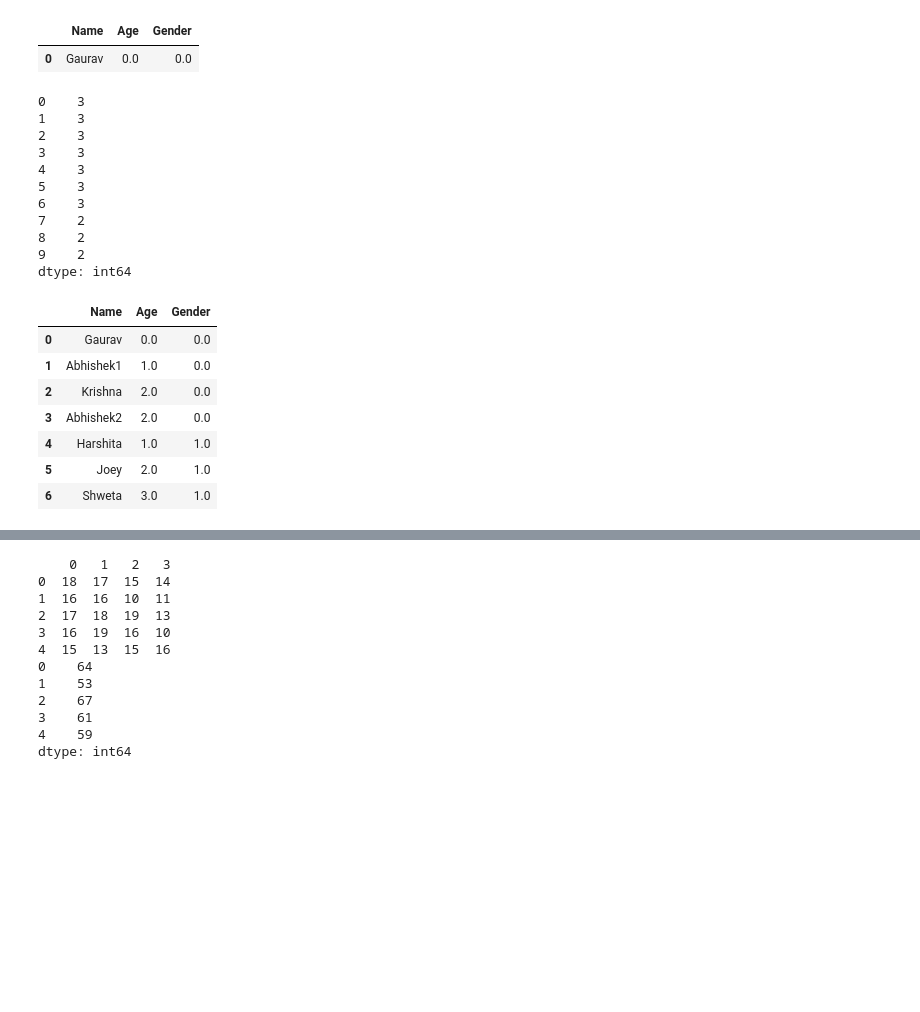
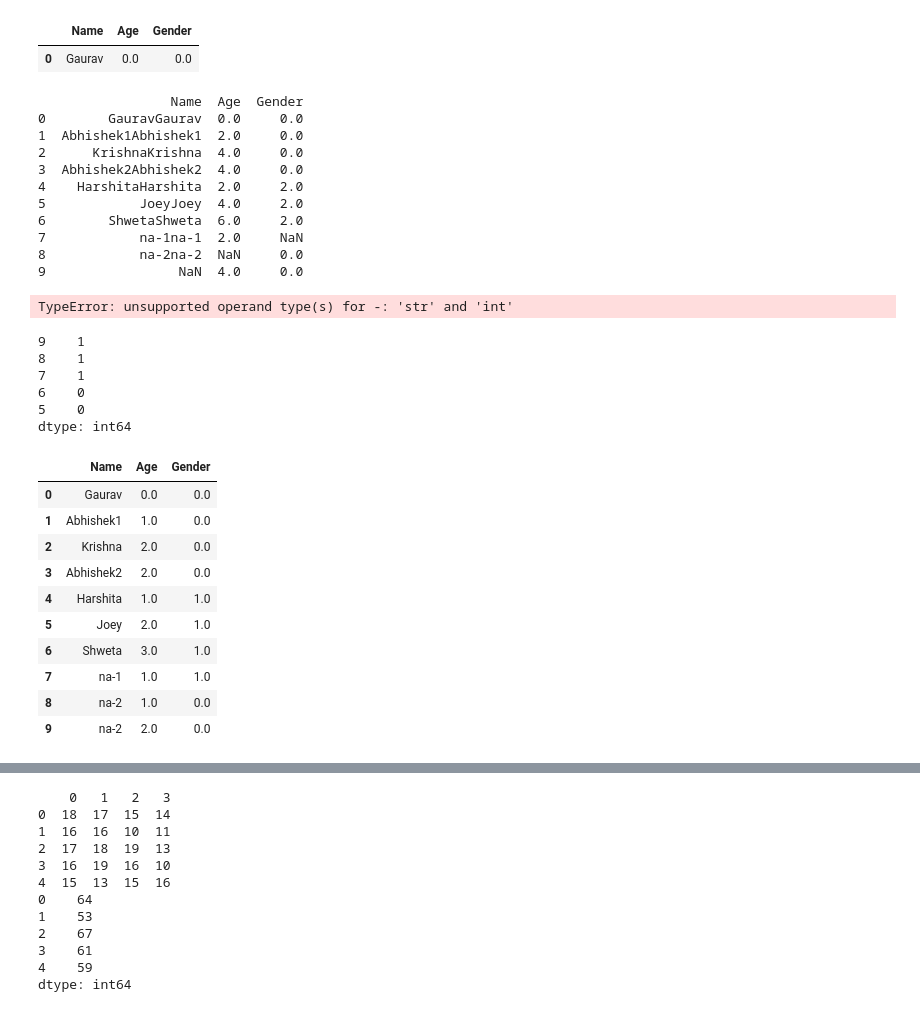
Before and after one commit to leangaurav/dsc_weekday_1, a Jupyter notebook: Assignments/Santhosh/PandasCopy.ipynb, the cells around one changed output, grey strips where cells are left out. Drawn from its saved outputs; the diff is of its cells as text; code cells hidden in the pictures; blank space fills up the shorter version.

```diff
--- a/Assignments/Santhosh/PandasCopy.ipynb
+++ b/Assignments/Santhosh/PandasCopy.ipynb
@@ -356,18 +356,35 @@ See the caveats in the documentation: https://pandas.pydata.org/pandas-docs/stab
 # %%
 # arithmetic operations
 # print(df1.dtypes)
-# print(df1*2)
+print(df1*2) #this works fine because * operator works on both strings and numbers
+print(df1-2) # this gives error
 df1[df1.loc[0:9,['Age','Gender']]>0]
 df1.count(axis=1)
 # %% [output]
-0    3
-1    3
-2    3
-3    3
-4    3
-5    3
-6    3
-7    2
-8    2
-9    2
-dtype: int64
+                 Name  Age  Gender
+0        GauravGaurav  0.0     0.0
+1  Abhishek1Abhishek1  2.0     0.0
+2      KrishnaKrishna  4.0     0.0
+3  Abhishek2Abhishek2  4.0     0.0
+4    HarshitaHarshita  2.0     2.0
+5            JoeyJoey  4.0     2.0
+6        ShwetaShweta  6.0     2.0
+7            na-1na-1  2.0     NaN
+8            na-2na-2  NaN     0.0
+9                 NaN  4.0     0.0
+TypeError: unsupported operand type(s) for -: 'str' and 'int'
+# %%
+#isna testing
+
+df1.isna()
+
+df1.isna().any(axis=1)
+
+df1.isna().sum(axis=1).sort_values(ascending=False).head()
+# %% [output]
+9    1
+8    1
+7    1
+6    0
+5    0
+dtype: int64
@@ -374,21 +394,27 @@ dtype: int64
 # %%
 # Na Values: isna, fillna, dropna
+
+df1.fillna(method='ffill')
+
 # print(df1.isnull())
 # print(df1.isnull().sum(axis=0))
 # print(df1.mean(axis=1))
 df2=df1.copy()
 # df2.mean(axis=1)
 # df2.fillna((df2.mean(axis=0)))
 df2.dropna(axis=0)
 # %% [output]
 |  | Name | Age | Gender |
 | 0 | Gaurav | 0.0 | 0.0 |
 | 1 | Abhishek1 | 1.0 | 0.0 |
 | 2 | Krishna | 2.0 | 0.0 |
 | 3 | Abhishek2 | 2.0 | 0.0 |
 | 4 | Harshita | 1.0 | 1.0 |
 | 5 | Joey | 2.0 | 1.0 |
 | 6 | Shweta | 3.0 | 1.0 |
+| 7 | na-1 | 1.0 | 1.0 |
+| 8 | na-2 | 1.0 | 0.0 |
+| 9 | na-2 | 2.0 | 0.0 |
 # %%
 # dropna
 print(df1)
```
Also changed, not shown: parts of 1 cell of this notebook, 9 other files.
